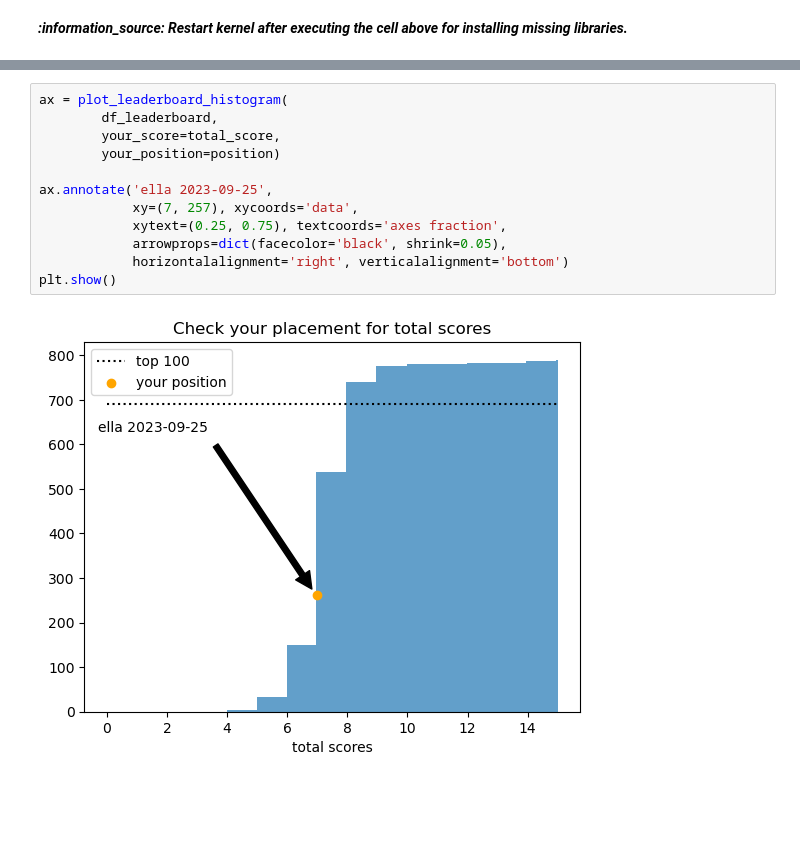
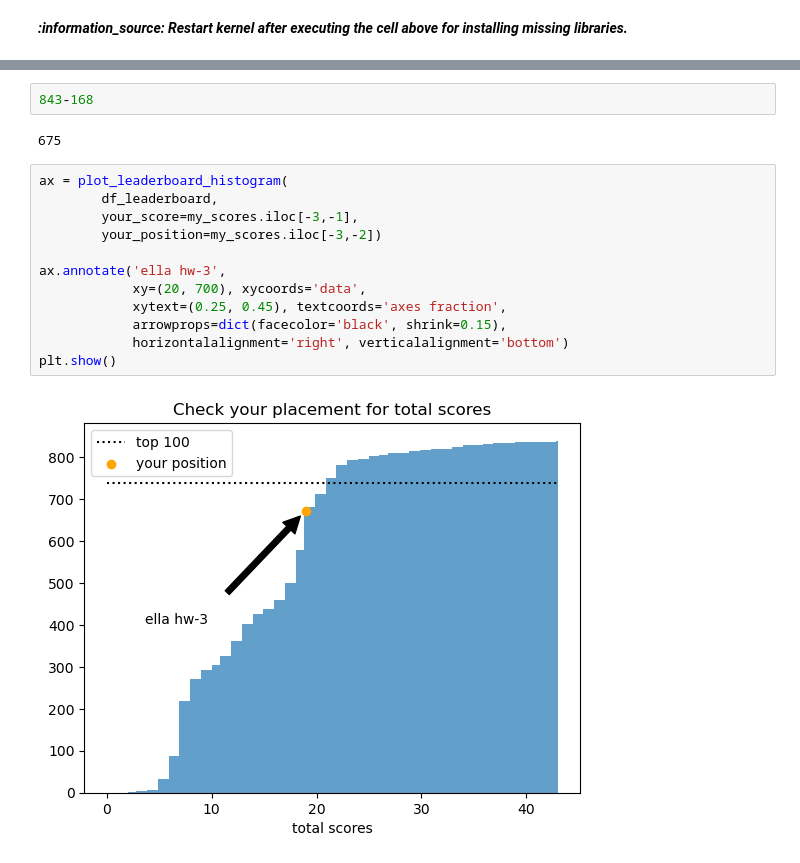
Before and after one commit to ellacharmed/machine-learning-zoomcamp, a Jupyter notebook: leaderboard_visualization.ipynb, the cells around one changed output, grey strips where cells are left out. Saved outputs shown, nothing was run; the diff lists cells and outputs as text; blank space fills up the shorter version.

```diff
--- a/leaderboard_visualization.ipynb
+++ b/leaderboard_visualization.ipynb
@@ -150,14 +286,18 @@ position_by_tasks = {
+# %%
+843-168
+# %% [output]
+675
 # %%
 ax = plot_leaderboard_histogram(
         df_leaderboard,
-        your_score=total_score,
-        your_position=position)
+        your_score=my_scores.iloc[-3,-1],
+        your_position=my_scores.iloc[-3,-2])
 
-ax.annotate('ella 2023-09-25',
-            xy=(7, 257), xycoords='data',
-            xytext=(0.25, 0.75), textcoords='axes fraction',
-            arrowprops=dict(facecolor='black', shrink=0.05),
+ax.annotate('ella hw-3',
+            xy=(20, 700), xycoords='data',
+            xytext=(0.25, 0.45), textcoords='axes fraction',
+            arrowprops=dict(facecolor='black', shrink=0.15),
             horizontalalignment='right', verticalalignment='bottom')
 plt.show()
 # %% [output]
-[figure, old version]
+[figure, new version]
```
Also changed, not shown: parts of 12 cells of this notebook, 5 other files.
